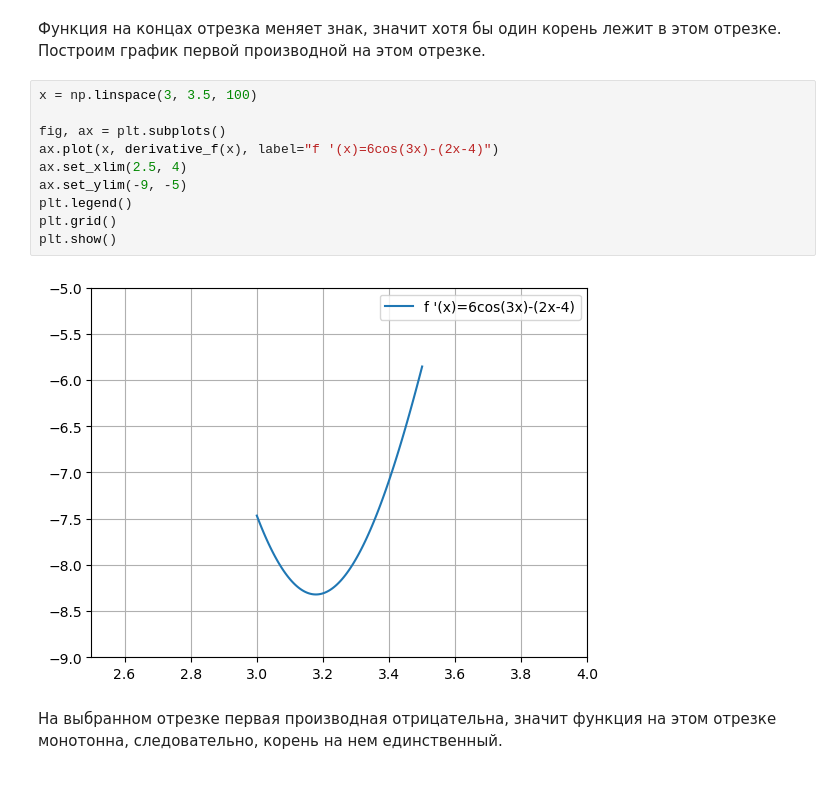
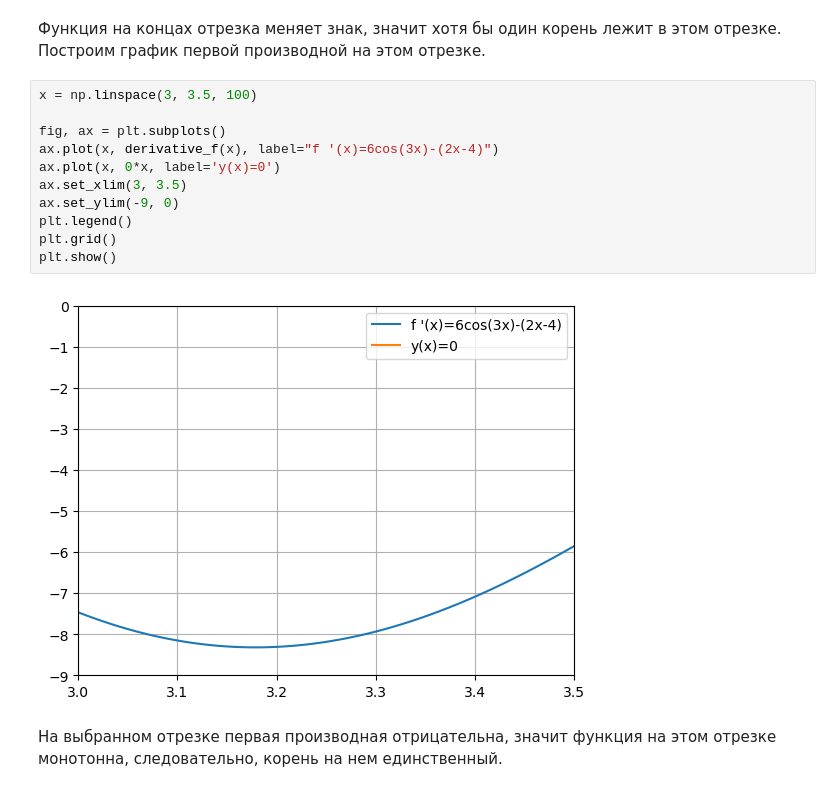
Before and after one commit to bzzdwn/BSU, a Jupyter notebook: Computational Methods/Лабораторные/1. Нелинейные уравнения/nonlinear equations.ipynb, the cells around one changed output. Saved outputs shown, nothing was run; the diff lists cells and outputs as text.

```diff
--- a/Computational Methods/Лабораторные/1. Нелинейные уравнения/nonlinear equations.ipynb
+++ b/Computational Methods/Лабораторные/1. Нелинейные уравнения/nonlinear equations.ipynb
@@ -205,15 +217,16 @@ f(3.5)
 # %%
 x = np.linspace(3, 3.5, 100)
 
 fig, ax = plt.subplots()
 ax.plot(x, derivative_f(x), label="f '(x)=6cos(3x)-(2x-4)")
-ax.set_xlim(2.5, 4)
-ax.set_ylim(-9, -5)
+ax.plot(x, 0*x, label='y(x)=0')
+ax.set_xlim(3, 3.5)
+ax.set_ylim(-9, 0)
 plt.legend()
 plt.grid()
 plt.show()
 # %% [output]
-[figure, old version]
+[figure, new version]
 # %% [markdown]
 На выбранном отрезке первая производная отрицательна, значит функция на этом отрезке монотонна, следовательно, корень на нем единственный.
 # %% [markdown]
```
Also changed, not shown: parts of 113 cells of this notebook, 11 other files.
